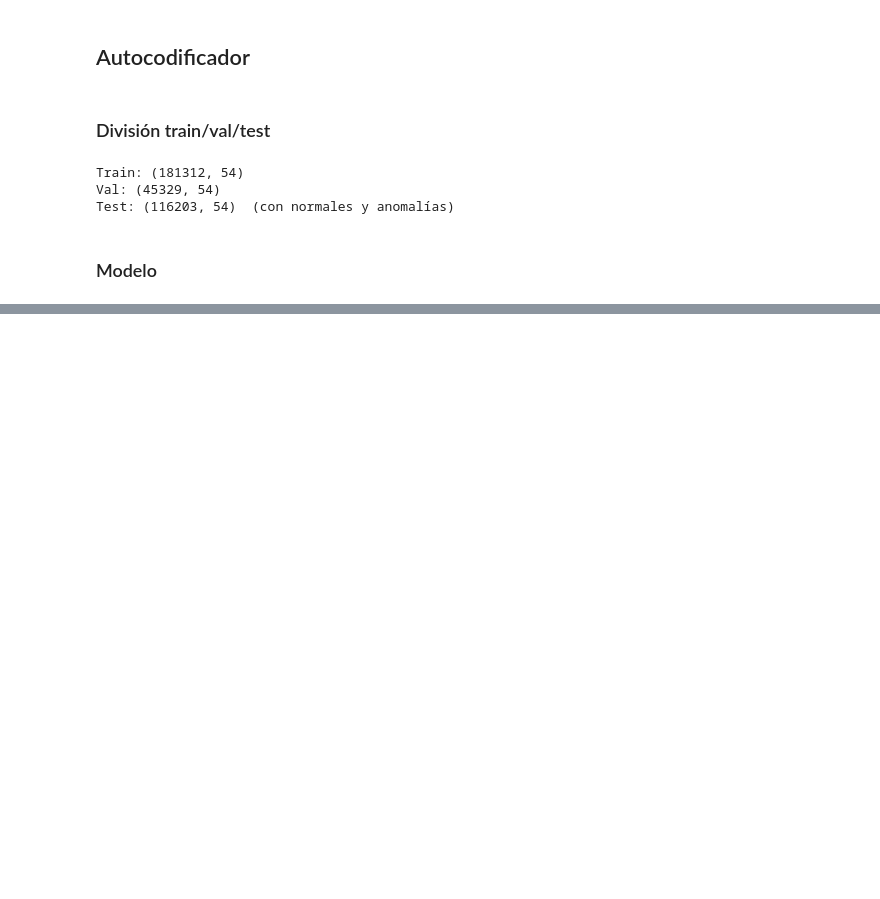
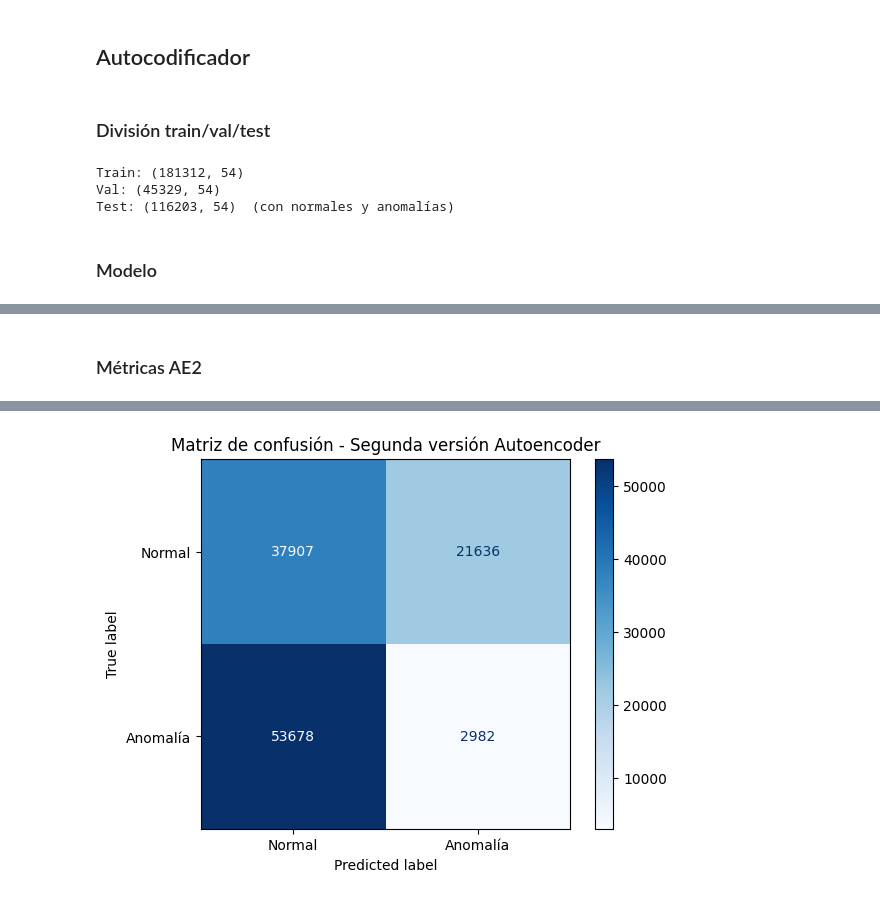
Before and after one commit to Maria-Villafuerte/Labs_Data_Science, a Jupyter notebook: Lab_8/covtype.ipynb, the cells around one changed output, grey strips where cells are left out. Saved outputs shown, nothing was run; the diff lists cells and outputs as text; code cells hidden in the pictures; blank space fills up the shorter version.

```diff
--- a/Lab_8/covtype.ipynb
+++ b/Lab_8/covtype.ipynb
@@ -224,0 +306,25 @@ Precision@100: 0.3900
+# %% [markdown]
+### Métricas AE2
+# %%
+## Autoencoder 2
+# Predicciones del autoencoder
+X_test_pred2 = ae.predict(X_test)
+
+# Error de reconstrucción (MSE fila por fila)
+reconstruction_errors2 = np.mean(np.square(X_test - X_test_pred2), axis=1)
+
+# Calcular umbral (ej: percentil 95 del error en train)
+train_pred2 = ae.predict(X_train)
+train_errors2 = np.mean(np.square(X_train - train_pred2), axis=1)
+threshold2 = np.percentile(train_errors2, 95)
+
+# Predicciones binarias
+y_pred_binary2 = (reconstruction_errors2 > threshold2).astype(int)  # 1 = anomalía
+
+# Matriz de confusión
+cm = confusion_matrix(y_test, y_pred_binary2)
+disp = ConfusionMatrixDisplay(confusion_matrix=cm, display_labels=["Normal","Anomalía"])
+disp.plot(cmap=plt.cm.Blues)
+plt.title("Matriz de confusión - Segunda versión Autoencoder")
+plt.show()
+# %% [output]
@@ -224,0 +333 @@ Precision@100: 0.3900
+[figure, new version]
```
Also changed, not shown: parts of 17 cells of this notebook.
